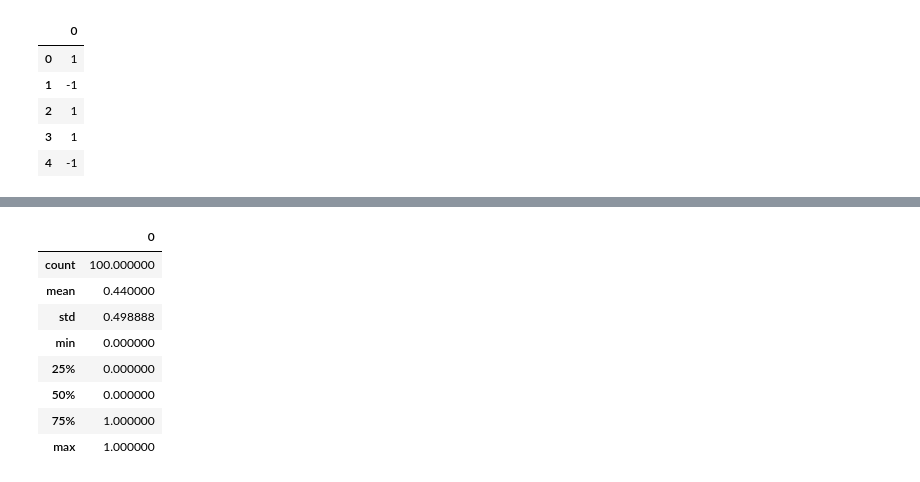
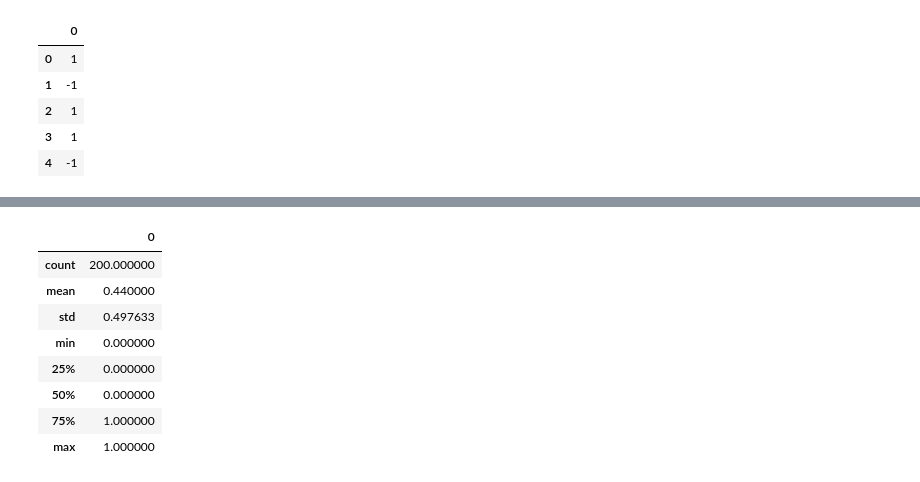
Before and after one commit to thomask902/2024-Numerical-Optimization-Research, a Jupyter notebook: data_exploration.ipynb, the cells around one changed output, grey strips where cells are left out. Cells and saved outputs as stored; diff of their text form; code cells hidden in the pictures.

```diff
--- a/data_exploration.ipynb
+++ b/data_exploration.ipynb
@@ -47,0 +96,3 @@ train_y.head()
+# %%
+val_y = pd.read_csv("arcene/ARCENE/arcene_valid.labels", delimiter=" ", header=None)
+val_y.head()
@@ -47,0 +110,2 @@ train_y.head()
+# %%
+y = pd.concat([train_y, val_y], ignore_index=True)
@@ -48,12 +128,12 @@ train_y.head()
 # %%
-train_y = train_y.replace(-1, 0)
+y = y.replace(-1, 0)
 # %%
-train_y.describe()
+y.describe()
 # %% [output]
 |  | 0 |
-| count | 100.000000 |
+| count | 200.000000 |
 | mean | 0.440000 |
-| std | 0.498888 |
+| std | 0.497633 |
 | min | 0.000000 |
 | 25% | 0.000000 |
 | 50% | 0.000000 |
```
Also changed, not shown: parts of 18 cells of this notebook.
